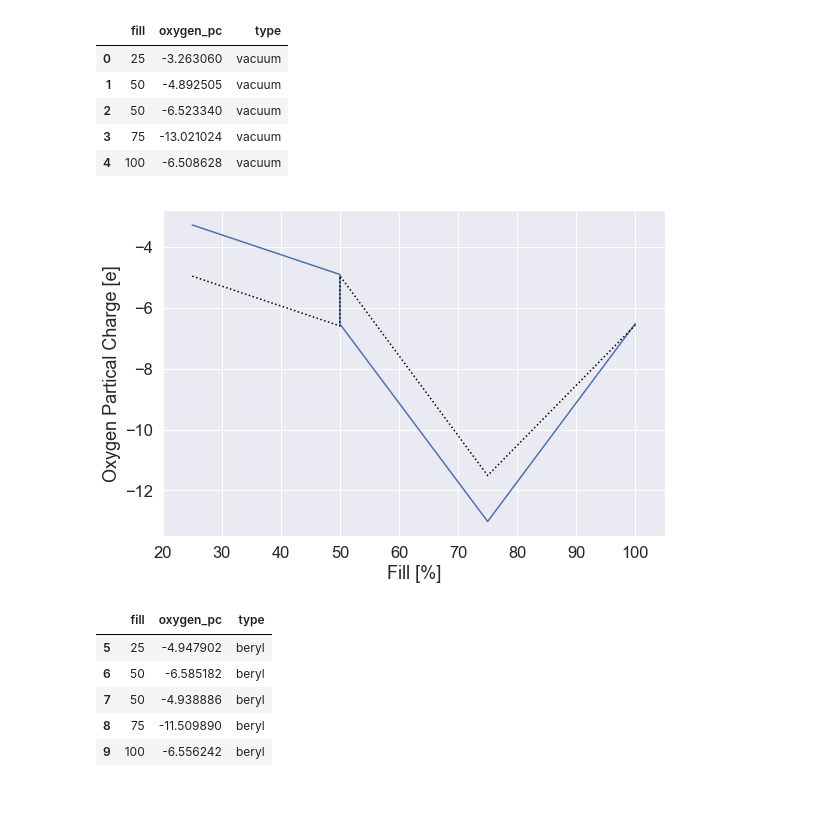
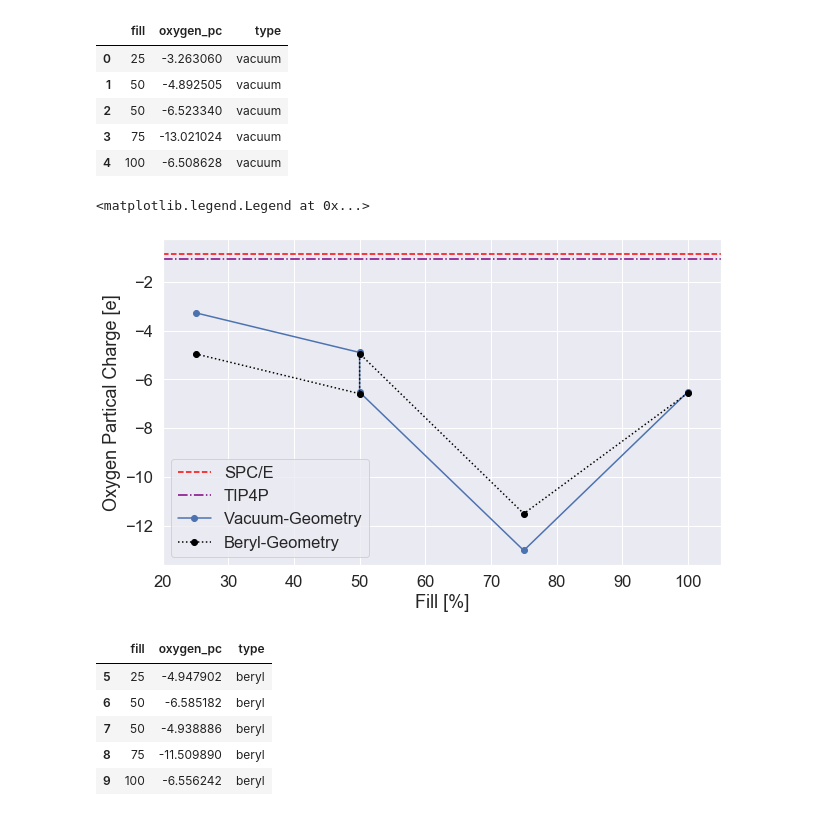
Before and after one commit to gvermillion/msc_thesis, a Jupyter notebook: partial_charge/vacuum_comparison/analyze_vacuum_pc_compare.ipynb, the cells around one changed output. Drawn from its saved outputs; the diff is of its cells as text; code cells hidden in the pictures.

```diff
--- a/partial_charge/vacuum_comparison/analyze_vacuum_pc_compare.ipynb
+++ b/partial_charge/vacuum_comparison/analyze_vacuum_pc_compare.ipynb
@@ -235,18 +239,20 @@ pc_df.head()
 | 3 | 75 | -13.021024 | vacuum |
 | 4 | 100 | -6.508628 | vacuum |
 # %%
-fig = plt.figure(figsize=(9,6))
+fig = plt.figure(figsize=(10,6))
 ax = plt.gca()
-
+ax.axhline(-0.8476,color='red',ls='--',label='SPC/E')
+ax.axhline(-1.04,color='purple',ls='-.',label='TIP4P')
 #sns.lineplot(x='fill',y='oxygen_pc',data=pc_df[pc_df.type == 'vacuum'],ax=ax,label='Vacuum')
 data = pc_df[pc_df.type == 'vacuum']
-ax.plot(data.fill.values,data.oxygen_pc.values,label='Vacuum')
+ax.plot(data.fill.values,data.oxygen_pc.values,linestyle='-',marker='o',label='Vacuum-Geometry')
 data = pc_df[pc_df.type == 'beryl']
-ax.plot(data.fill.values,data.oxygen_pc.values,linestyle=':',color='black',label='Beryl')
+ax.plot(data.fill.values,data.oxygen_pc.values,linestyle=':',marker='o',color='black',label='Beryl-Geometry')
 ax.set(xlim=[20,105],xlabel='Fill [%]',ylabel='Oxygen Partical Charge [e]');
-plt.legend().remove()
+plt.legend()
 # %% [output]
+<matplotlib.legend.Legend at 0x...>
-[figure, old version]
+[figure, new version]
 # %%
 pc_df[pc_df.type == 'beryl']
 # %% [output]
```
Also changed, not shown: parts of 1 cell of this notebook, 2 other files.
